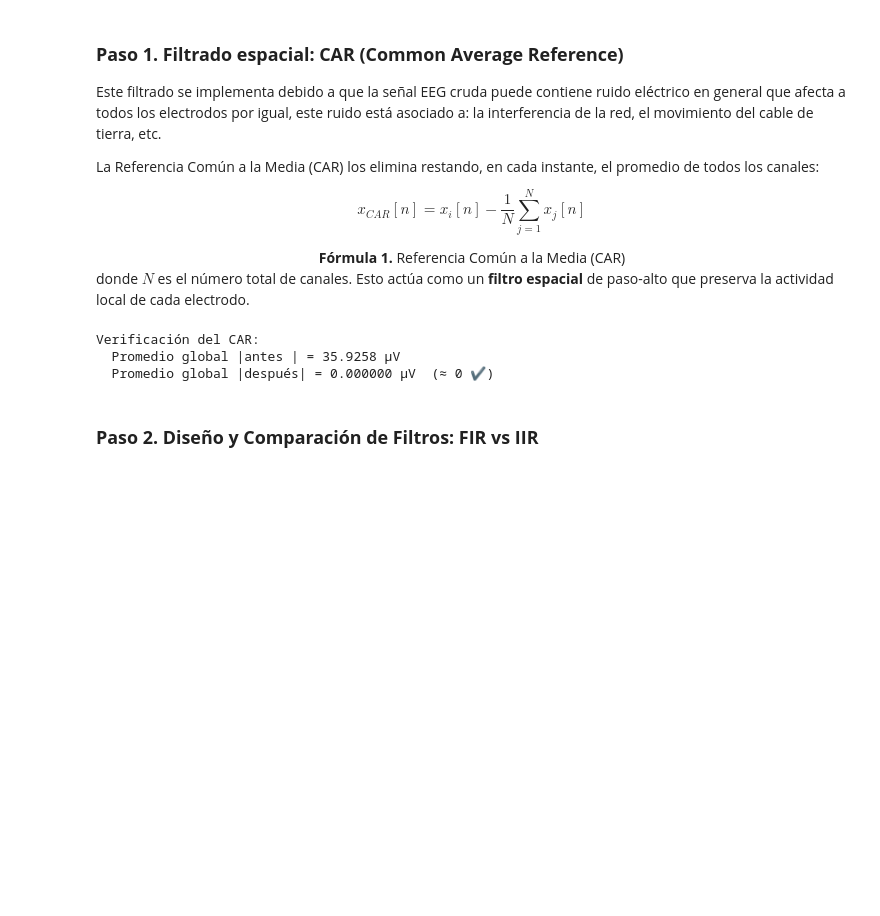
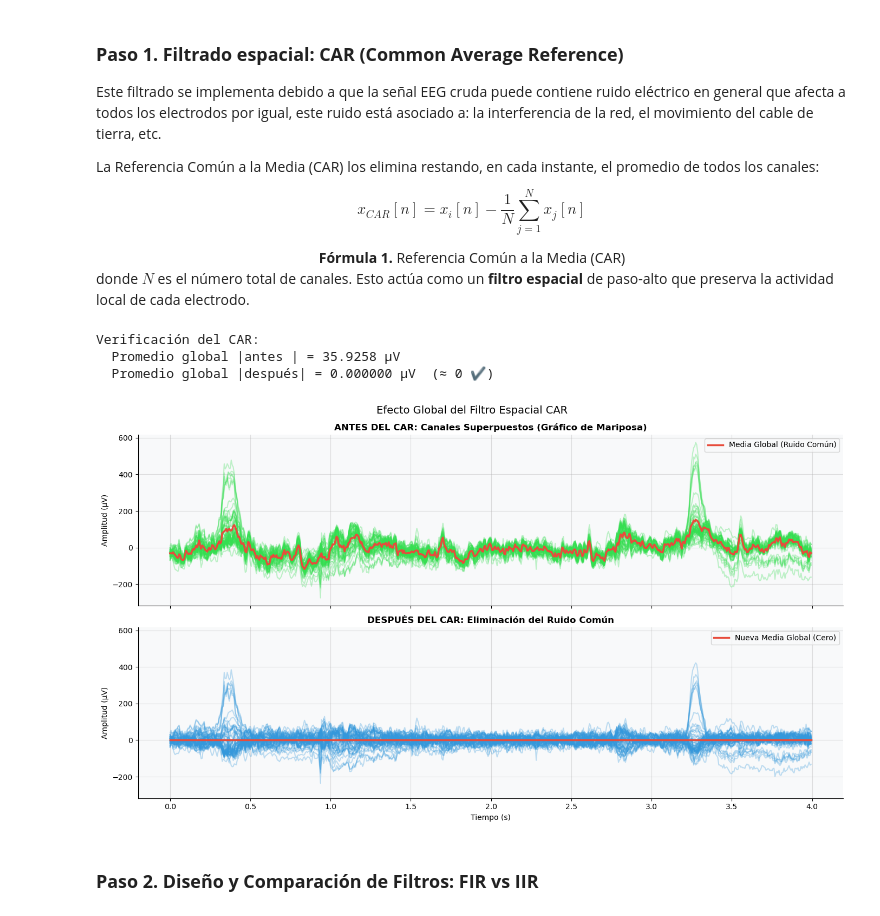
Before and after one commit to CamilaMontiel2510/PROYECTO_EEG_BCI_1, a Jupyter notebook: PROYECTO_1_BCI.ipynb, the cells around one changed output. Cells and saved outputs as stored; diff of their text form; code cells hidden in the pictures; blank space fills up the shorter version.

```diff
--- a/PROYECTO_1_BCI.ipynb
+++ b/PROYECTO_1_BCI.ipynb
@@ -187,7 +185,7 @@ CANALES_INTERES  = ['C3', 'Cz', 'C4']
 L_FREQ, H_FREQ   = 8.0, 30.0  # banda de interés motor (Mu + Beta)
 # %%
 # **3. carga de datos **
-ruta_base     = r"C:\Users\HP\Desktop\PROYECTO_EEG_BCI_1\eeg-motor-movementimagery-dataset-1.0.0\files"
+ruta_base     = r"eeg-motor-movementimagery-dataset-1.0.0\files"
 sujetos_prueba = ["S001", "S002"]
 
 
@@ -334,7 +332,7 @@ def aplicar_CAR(raw_obj):
     return raw_car
 
 # ── Aplicar CAR al archivo de referencia ────────────────────────────
-raw_car_ref = aplicar_CAR_manual(raw_ref)
+raw_car_ref = aplicar_CAR(raw_ref)
 
 # ── Verificación: el promedio de todos los canales debe ser ~0 ───────
 datos_orig = raw_ref.get_data()
@@ -361,33 +359,34 @@ segmento_car   = datos_car[:, i0:i1] * 1e6
 
 # Calcular la media global en cada instante de tiempo para ambos casos
 media_global_cruda = segmento_crudo.mean(axis=0)
 media_global_car   = segmento_car.mean(axis=0)
 
 # 2. Crear el Gráfico de Mariposa (Butterfly Plot)
 fig, axes = plt.subplots(2, 1, figsize=(14, 8), sharex=True, sharey=True)
 
 # --- Subplot 1: ANTES DEL CAR ---
 axes[0].plot(t_plot, segmento_crudo.T, color="#35DE51", alpha=0.3)
 axes[0].plot(t_plot, media_global_cruda, color='#E74C3C', linewidth=2.5, label='Media Global (Ruido Común)')
 axes[0].set_title('ANTES DEL CAR: Canales Superpuestos (Gráfico de Mariposa)', fontweight='bold')
 axes[0].set_ylabel('Amplitud (µV)')
 axes[0].legend(loc='upper right')
 
 # --- Subplot 2: DESPUÉS DEL CAR ---
 axes[1].plot(t_plot, segmento_car.T, color='#3498DB', alpha=0.3)
 axes[1].plot(t_plot, media_global_car, color='#E74C3C', linewidth=2.5, label='Nueva Media Global (Cero)')
 axes[1].set_title('DESPUÉS DEL CAR: Eliminación del Ruido Común', fontweight='bold')
 axes[1].set_xlabel('Tiempo (s)')
 axes[1].set_ylabel('Amplitud (µV)')
 axes[1].legend(loc='upper right')
 
 plt.suptitle('Efecto Global del Filtro Espacial CAR', fontsize=14)
 plt.tight_layout()
 plt.show()
 # %% [output]
 Verificación del CAR:
   Promedio global |antes | = 35.9258 µV
   Promedio global |después| = 0.000000 µV  (≈ 0 ✔)
+[figure, added]
 # %% [markdown]
 ### **Paso 2. Diseño y Comparación de Filtros: FIR vs IIR**
 # %% [markdown]
```
Also changed, not shown: parts of 24 cells of this notebook.
